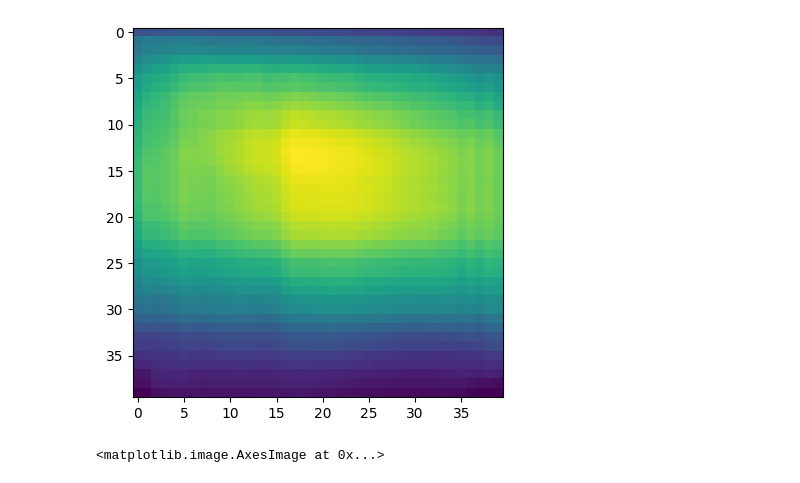
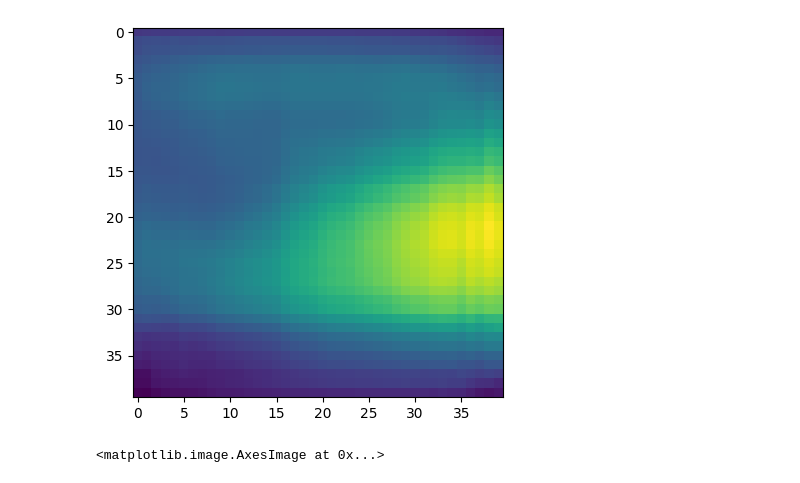
Before and after one commit to lambdaBoost/Nimbus-Ozone, a Jupyter notebook: test_autoencoder.ipynb, the cells around one changed output. Drawn from its saved outputs; the diff is of its cells as text; code cells hidden in the pictures.

```diff
--- a/test_autoencoder.ipynb
+++ b/test_autoencoder.ipynb
@@ -28,10 +28,10 @@ prediction_decoded = autoencoder.decoder(prediction_encoded)
 # %%
 from matplotlib import pyplot as plt
 
-plt.imshow(prediction_decoded[235])
+plt.imshow(prediction_decoded[230])
 plt.show()
 # %% [output]
-[figure, old version]
+[figure, new version]
 # %%
 
 plt.imshow(test_X[236])
```
Also changed, not shown: parts of 9 cells of this notebook.
